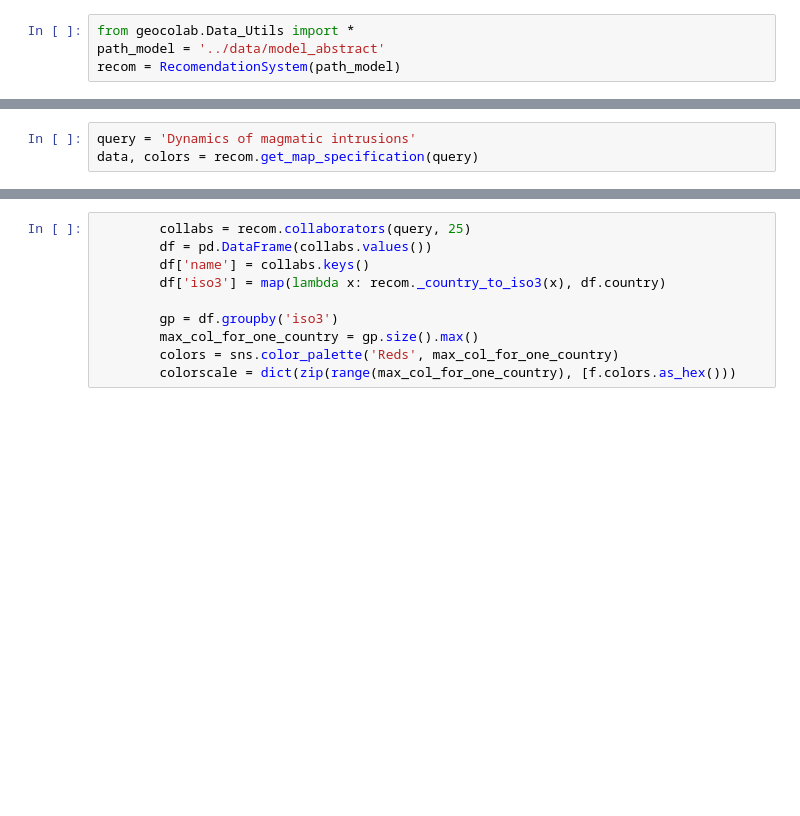
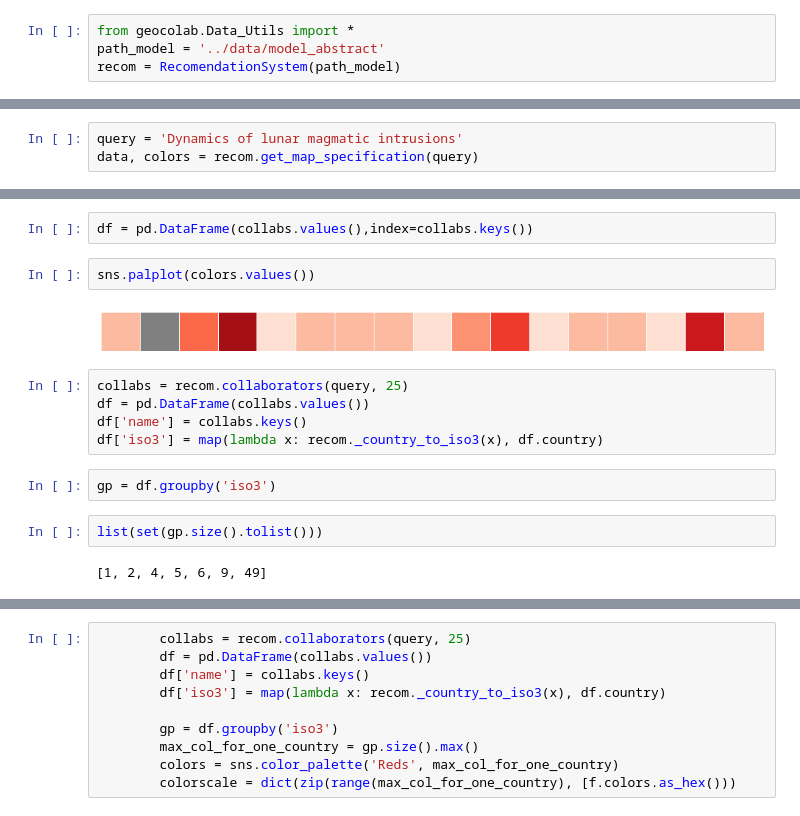
Before and after one commit to cthorey/geocolab, a Jupyter notebook: notebooks/test.ipynb, the cells around one changed output, grey strips where cells are left out. Drawn from its saved outputs; the diff is of its cells as text; blank space fills up the shorter version.

```diff
--- a/notebooks/test.ipynb
+++ b/notebooks/test.ipynb
@@ -17,3 +43,3 @@ recom = RecomendationSystem(path_model)
 # %%
-query = 'Dynamics of magmatic intrusions'
+query = 'Dynamics of lunar magmatic intrusions'
 data, colors = recom.get_map_specification(query)
@@ -19,0 +142,17 @@ data, colors = recom.get_map_specification(query)
+# %%
+df = pd.DataFrame(collabs.values(),index=collabs.keys())
+# %%
+sns.palplot(colors.values())
+# %% [output]
+[figure, added]
+# %%
+collabs = recom.collaborators(query, 25)
+df = pd.DataFrame(collabs.values())
+df['name'] = collabs.keys()
+df['iso3'] = map(lambda x: recom._country_to_iso3(x), df.country)
+# %%
+gp = df.groupby('iso3')
+# %%
+list(set(gp.size().tolist()))
+# %% [output]
+[1, 2, 4, 5, 6, 9, 49]
```
Also changed, not shown: parts of 16 cells of this notebook, 7 other files.
